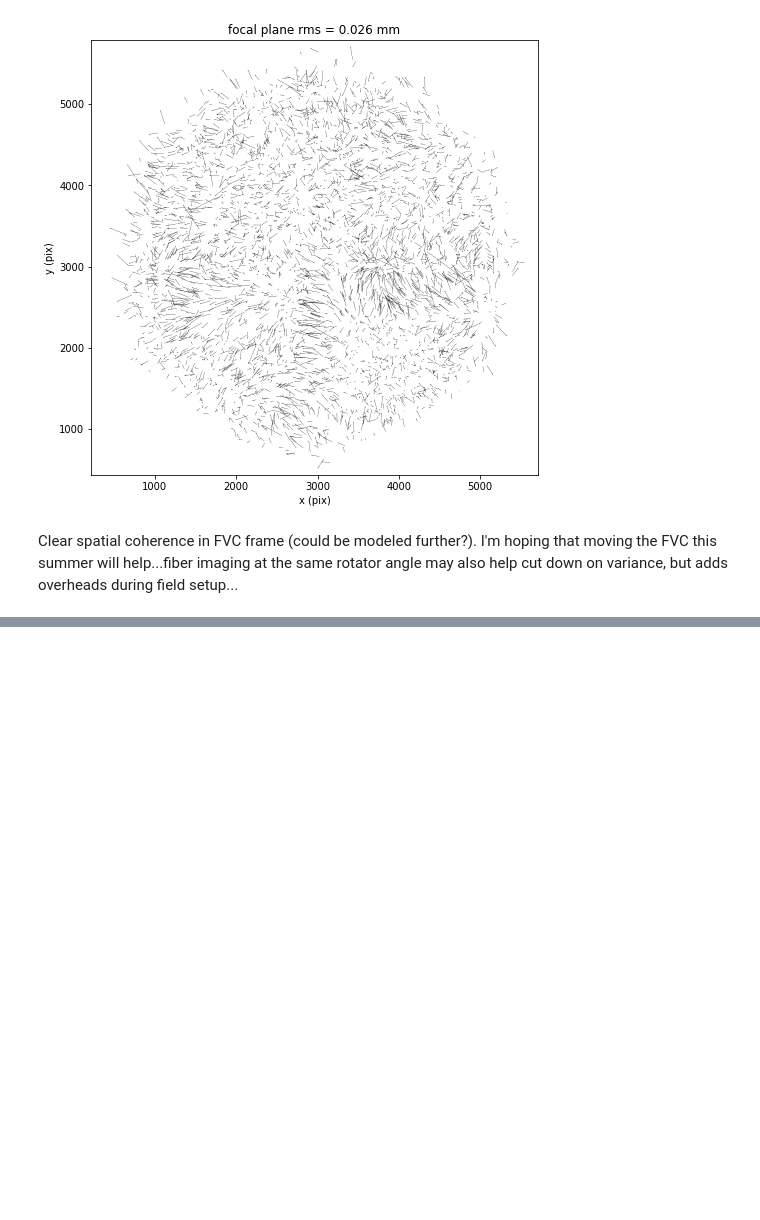
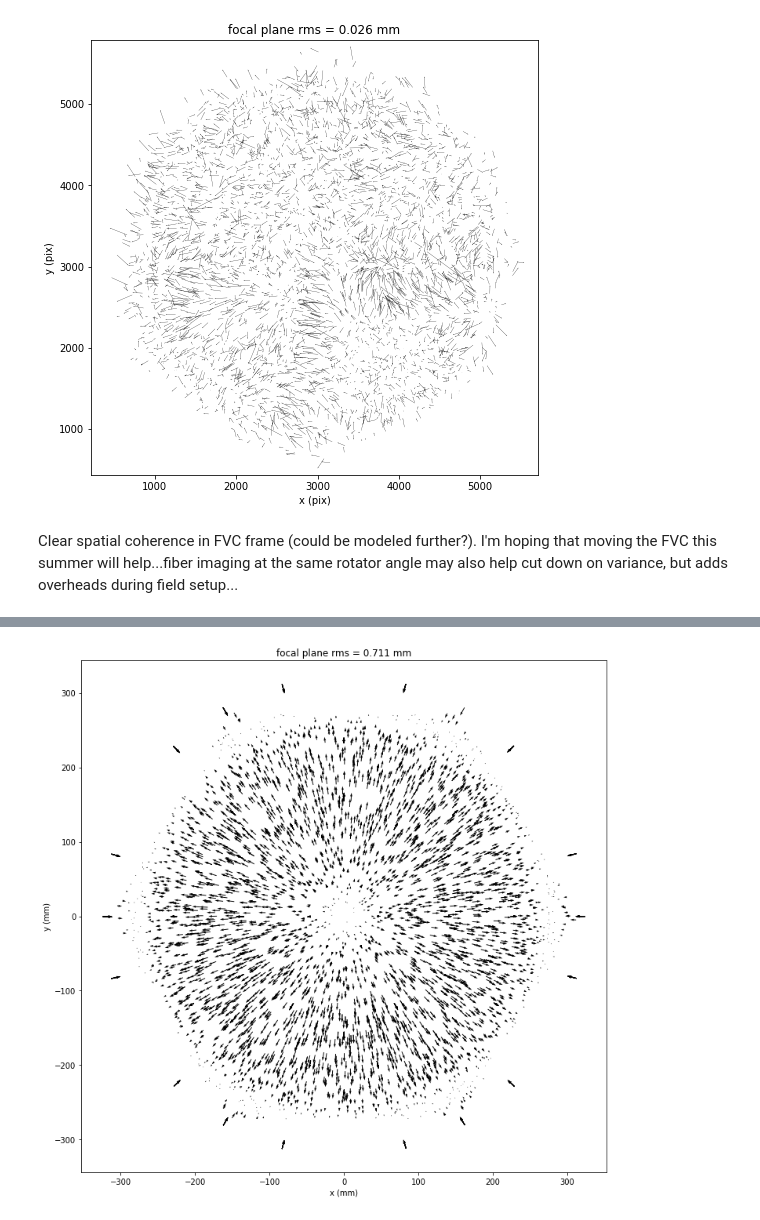
Before and after one commit to csayres/forHogg, a Jupyter notebook: FVC_Dither_sandbox.ipynb, the cells around one changed output, grey strips where cells are left out. Saved outputs shown, nothing was run; the diff lists cells and outputs as text; code cells hidden in the pictures; blank space fills up the shorter version.

```diff
--- a/FVC_Dither_sandbox.ipynb
+++ b/FVC_Dither_sandbox.ipynb
@@ -166,0 +172,22 @@ Clear spatial coherence in FVC frame (could be modeled further?).  I'm hoping th
+# %%
+cosRot = numpy.cos(numpy.radians(df.FVC_ROT.to_numpy()))
+sinRot = numpy.sin(numpy.radians(df.FVC_ROT.to_numpy()))
+xTrans = df.FVC_TRAX.to_numpy()
+yTrans = df.FVC_TRAY.to_numpy()
+scale = df.FVC_SCL.to_numpy()
+# apply the similairty transform to the FVC spots on the CCD to get rough wok coordinates
+xWokRough = scale*(df.x*cosRot - df.y*sinRot) + xTrans
+yWokRough = scale*(df.x*sinRot + df.y*cosRot) + yTrans
+# difference these to see the "distortion correction"
+dxDistort = xWokRough - df.xWokMeasMetrology
+dyDistort = yWokRough - df.yWokMeasMetrology
+rms = numpy.sqrt(numpy.mean(dxDistort**2+dyDistort**2))
+plt.figure(figsize=(12,12))
+plt.quiver(df.xWokMeasMetrology, df.yWokMeasMetrology, dxDistort, dyDistort, scale=0.08, width=1, angles="xy", units="xy")
+plt.axis("equal")
+plt.title("focal plane rms = %.3f mm"%(rms))
+plt.xlabel("x (mm)")
+plt.ylabel("y (mm)")
+plt.show()
+# %% [output]
+[figure, added]
```
Also changed, not shown: parts of 12 cells of this notebook, 2 other files.
